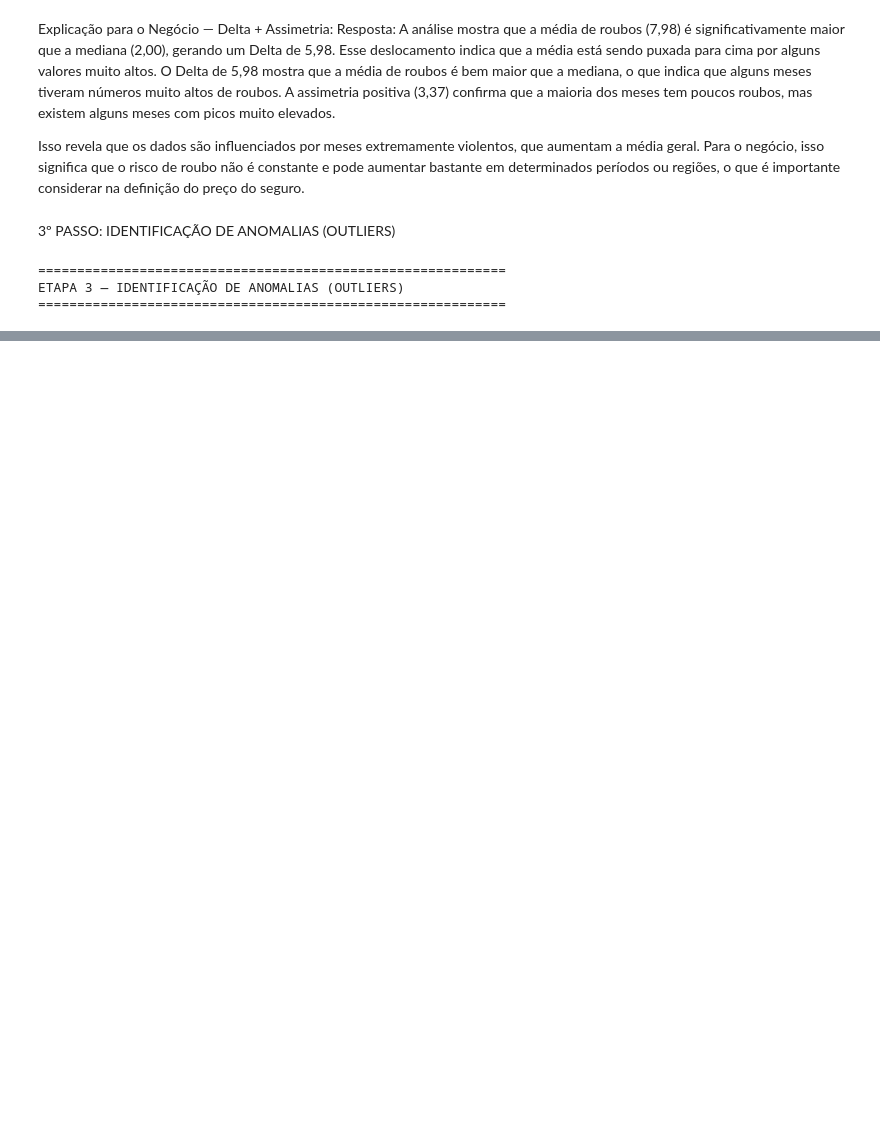
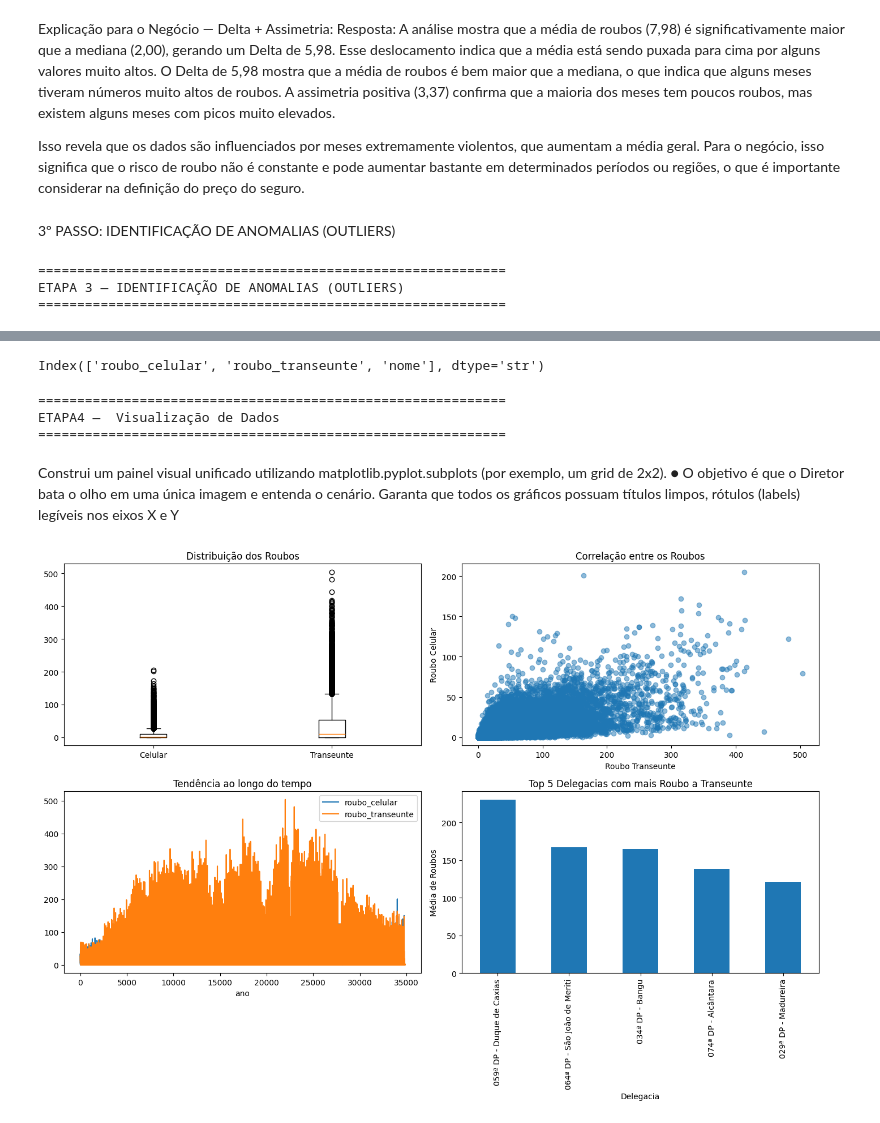
Before and after one commit to luizesantoss/Analises, a Jupyter notebook: Atividade09-LuizeSantos.ipynb, the cells around one changed output, grey strips where cells are left out. Cells and saved outputs as stored; diff of their text form; code cells hidden in the pictures; blank space fills up the shorter version.

```diff
--- a/Atividade09-LuizeSantos.ipynb
+++ b/Atividade09-LuizeSantos.ipynb
@@ -206,0 +249,18 @@ outliers_transeunte = dados_merge[dados_merge['roubo_transeunte'] > limite_super
+# %%
+print(outliers_celular.columns)
+# %% [output]
+Index(['roubo_celular', 'roubo_transeunte', 'nome'], dtype='str')
+# %%
+print("\n" + "=" * 60)
+print('ETAPA4 —  Visualização de Dados')
+print("=" * 60)
+# %% [output]
+============================================================
+ETAPA4 —  Visualização de Dados
+============================================================
+# %% [markdown]
+Construi um painel visual unificado utilizando matplotlib.pyplot.subplots (por
+exemplo, um grid de 2x2).
+● O objetivo é que o Diretor bata o olho em uma única imagem e entenda o
+cenário. Garanta que todos os gráficos possuam títulos limpos, rótulos
+(labels) legíveis nos eixos X e Y
@@ -206,0 +278,55 @@ outliers_transeunte = dados_merge[dados_merge['roubo_transeunte'] > limite_super
+# %%
+dados_merge = dados_merge.dropna(subset=['roubo_celular','roubo_transeunte'])
+# %%
+fig, ax = plt.subplots(2,2, figsize=(14,10))
+#Quadrante 1 — Boxplot
+#Mostra distribuição + outliers
+
+ax[0,0].boxplot(
+    [dados_merge['roubo_celular'], dados_merge['roubo_transeunte']],
+    labels=['Celular','Transeunte']
+)
+
+ax[0,0].set_title('Distribuição dos Roubos')
+
+#Quadrante 2 — Scatter Plot
+# Mostra relação entre os dois tipos de roubo
+
+ax[0,1].scatter(
+    dados_merge['roubo_transeunte'],
+    dados_merge['roubo_celular'],
+    alpha=0.5
+)
+
+ax[0,1].set_xlabel('Roubo Transeunte')
+ax[0,1].set_ylabel('Roubo Celular')
+ax[0,1].set_title('Correlação entre os Roubos')
+
+#Quadrante 3 — Tendência ao longo do tempo
+# Se a base tiver uma coluna de tempo (ex: 'ano' ou 'mes'), podemos plotar a evolução dos roubos ao longo do tempo.
+# criar ano manualmente se não existir
+if 'ano' not in dados_merge.columns:
+    dados_merge['ano'] = dados_merge.index  # fallback simples
+
+dados_ano = dados_merge.groupby('ano')[['roubo_celular','roubo_transeunte']].mean()
+
+dados_ano.plot(ax=ax[1,0])
+
+ax[1,0].set_title('Tendência ao longo do tempo')
+
+
+#Quadrante 4 — Top 5 Delegacias
+
+top5 = dados_merge.groupby('nome')['roubo_transeunte'].mean().sort_values(ascending=False).head(5)
+
+top5.plot(kind='bar', ax=ax[1,1])
+
+ax[1,1].set_title('Top 5 Delegacias com mais Roubo a Transeunte')
+ax[1,1].set_xlabel('Delegacia')
+ax[1,1].set_ylabel('Média de Roubos')
+
+#Finalizar layout
+plt.tight_layout()
+plt.show()
+# %% [output]
+[figure, added]
```
Also changed, not shown: parts of 10 cells of this notebook, 1 other file.
